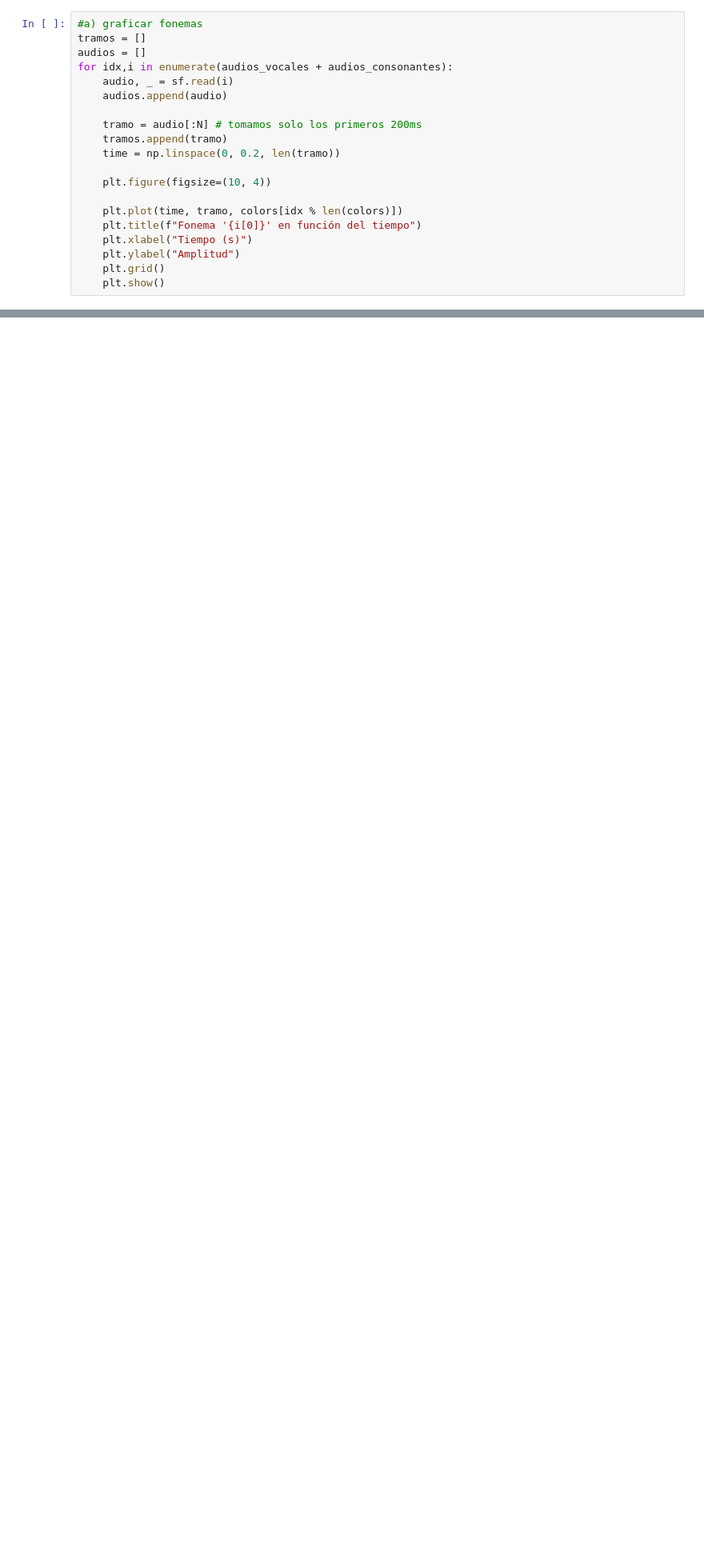
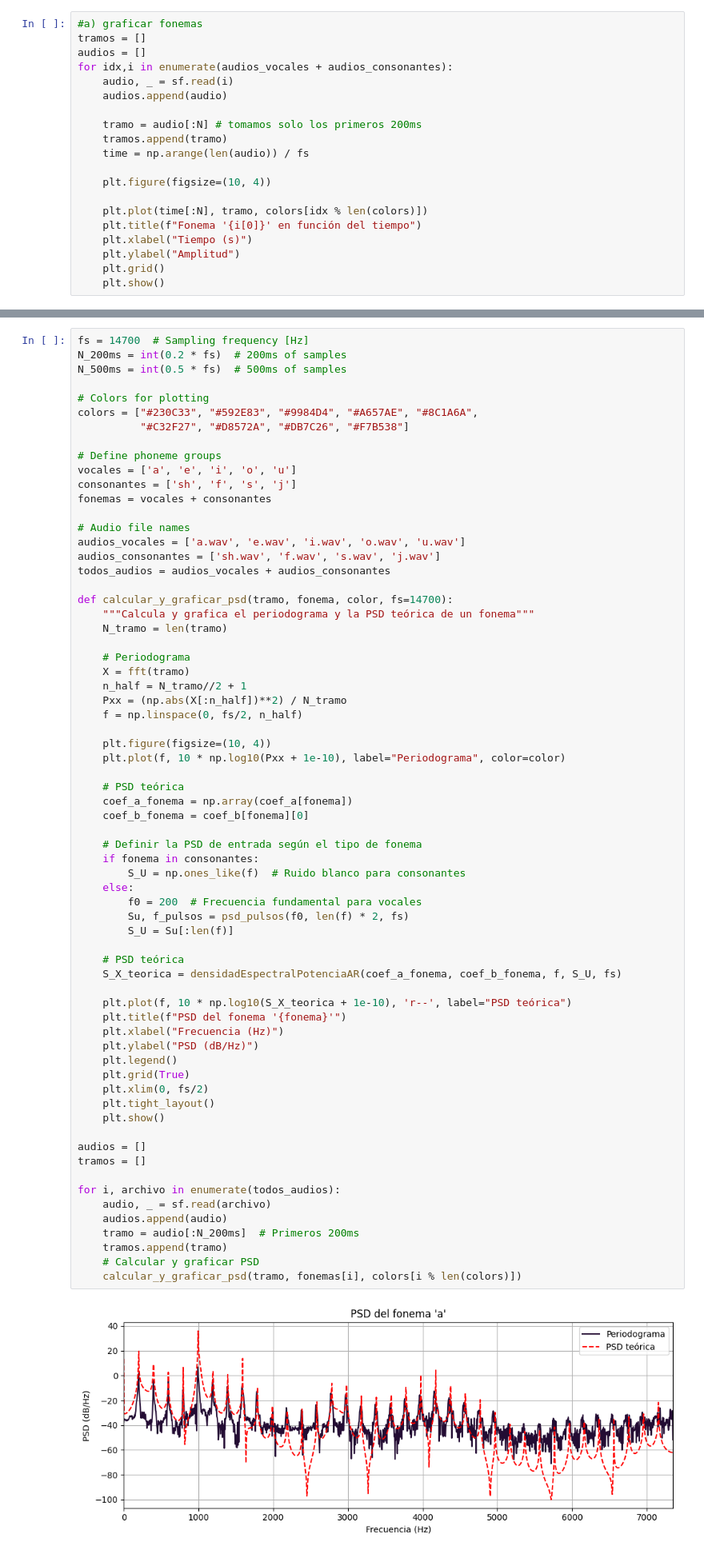
Before and after one commit to belubeluga/Sintetizacion-de-Fonemas-mediante-Modelo-AR, a Jupyter notebook: Ejercicio1.ipynb, the cells around one changed output, grey strips where cells are left out. Shown at 80% size. Cells and saved outputs as stored; diff of their text form; blank space fills up the shorter version.

Commit message:
cambios en el cálculo del periodograma (múltiples correcciones)

```diff
--- a/Ejercicio1.ipynb
+++ b/Ejercicio1.ipynb
@@ -46,11 +139,11 @@ for idx,i in enumerate(audios_vocales + audios_consonantes):
 
     tramo = audio[:N] # tomamos solo los primeros 200ms
     tramos.append(tramo)
-    time = np.linspace(0, 0.2, len(tramo))
+    time = np.arange(len(audio)) / fs
 
     plt.figure(figsize=(10, 4))
 
-    plt.plot(time, tramo, colors[idx % len(colors)])
+    plt.plot(time[:N], tramo, colors[idx % len(colors)])
     plt.title(f"Fonema '{i[0]}' en función del tiempo")
     plt.xlabel("Tiempo (s)")
     plt.ylabel("Amplitud")
@@ -136,0 +190,69 @@ for i, tramo in enumerate(tramos):
+# %%
+fs = 14700  # Sampling frequency [Hz]
+N_200ms = int(0.2 * fs)  # 200ms of samples
+N_500ms = int(0.5 * fs)  # 500ms of samples
+
+# Colors for plotting
+colors = ["#230C33", "#592E83", "#9984D4", "#A657AE", "#8C1A6A",
+          "#C32F27", "#D8572A", "#DB7C26", "#F7B538"]
+
+# Define phoneme groups
+vocales = ['a', 'e', 'i', 'o', 'u']
+consonantes = ['sh', 'f', 's', 'j']
+fonemas = vocales + consonantes
+
+# Audio file names
+audios_vocales = ['a.wav', 'e.wav', 'i.wav', 'o.wav', 'u.wav']
+audios_consonantes = ['sh.wav', 'f.wav', 's.wav', 'j.wav']
+todos_audios = audios_vocales + audios_consonantes
+
+def calcular_y_graficar_psd(tramo, fonema, color, fs=14700):
+    """Calcula y grafica el periodograma y la PSD teórica de un fonema"""
+    N_tramo = len(tramo)
+
+    # Periodograma
+    X = fft(tramo)
+    n_half = N_tramo//2 + 1
+    Pxx = (np.abs(X[:n_half])**2) / N_tramo
+    f = np.linspace(0, fs/2, n_half)
+
+    plt.figure(figsize=(10, 4))
+    plt.plot(f, 10 * np.log10(Pxx + 1e-10), label="Periodograma", color=color)
+
+    # PSD teórica
+    coef_a_fonema = np.array(coef_a[fonema])
+    coef_b_fonema = coef_b[fonema][0]
+
+    # Definir la PSD de entrada según el tipo de fonema
+    if fonema in consonantes:
+        S_U = np.ones_like(f)  # Ruido blanco para consonantes
+    else:
+        f0 = 200  # Frecuencia fundamental para vocales
+        Su, f_pulsos = psd_pulsos(f0, len(f) * 2, fs)
+        S_U = Su[:len(f)]
+
+    # PSD teórica
+    S_X_teorica = densidadEspectralPotenciaAR(coef_a_fonema, coef_b_fonema, f, S_U, fs)
+
+    plt.plot(f, 10 * np.log10(S_X_teorica + 1e-10), 'r--', label="PSD teórica")
+    plt.title(f"PSD del fonema '{fonema}'")
+    plt.xlabel("Frecuencia (Hz)")
+    plt.ylabel("PSD (dB/Hz)")
+    plt.legend()
+    plt.grid(True)
+    plt.xlim(0, fs/2)
+    plt.tight_layout()
+    plt.show()
+
+audios = []
+tramos = []
+
+for i, archivo in enumerate(todos_audios):
+    audio, _ = sf.read(archivo)
+    audios.append(audio)
+    tramo = audio[:N_200ms]  # Primeros 200ms
+    tramos.append(tramo)
+    # Calcular y graficar PSD
+    calcular_y_graficar_psd(tramo, fonemas[i], colors[i % len(colors)])
+# %% [output]
+[figure, added]
```
Also changed, not shown: parts of 6 cells of this notebook, 2 other files.
